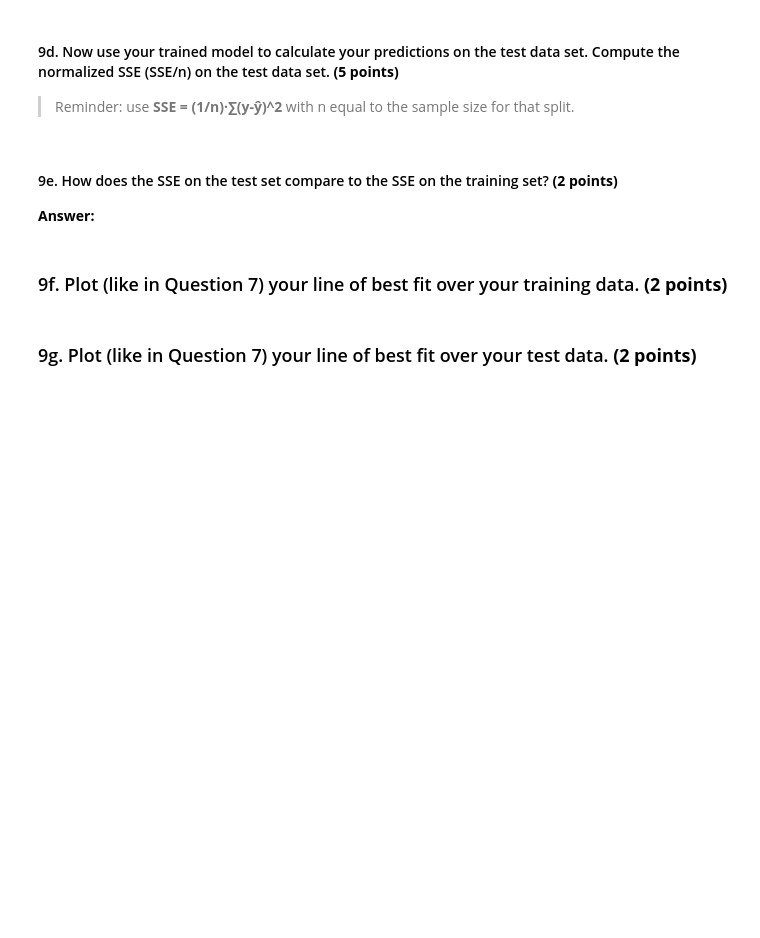
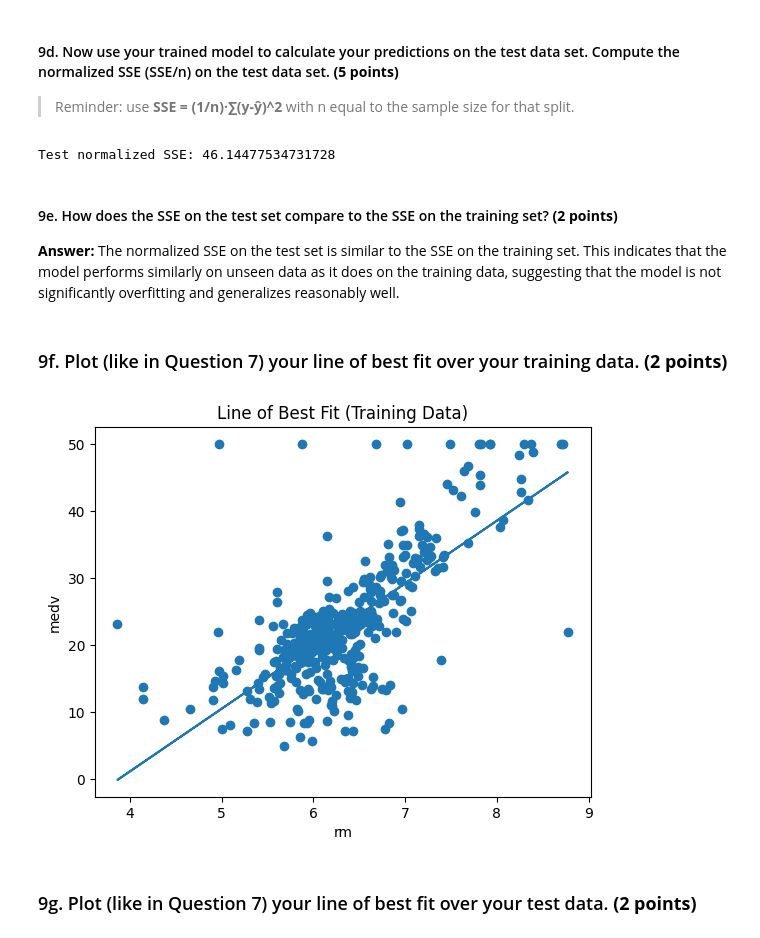
Before and after one commit to james-torgerson/DS_3025_project_2, a Jupyter notebook: project2_studentcopy.ipynb, the cells around one changed output. Drawn from its saved outputs; the diff is of its cells as text; code cells hidden in the pictures; blank space fills up the shorter version.

```diff
--- a/project2_studentcopy.ipynb
+++ b/project2_studentcopy.ipynb
@@ -396,6 +438,17 @@ Now, train a single linear regression model using a train/test split. Identify h
 # %%
 # Split into Training and Testing Sets (80% of the data should be in your training array and 20% of your data should be in your test array)
 from sklearn.model_selection import train_test_split
+
+# independent variable
+X = df[['rm']]   # keep as 2D
+
+# dependent variable
+y = df['medv']
+
+# 80% training, 20% test split
+X_train, X_test, y_train, y_test = train_test_split(
+    X, y, test_size=0.2, random_state=42
+)
 # %% [markdown]
 #### 9b. With your training data, train the model by minimizing the Sum of Squared Errors (normalized SSE (SSE/n)). You will have one coefficient for the intercept term $(\beta_0)$ and another for your chosen independent variable ($\beta_1$). **(10 points)**
 
@@ -404,3 +457,16 @@ from sklearn.model_selection import train_test_split
 # Train model by minimizing the (normalized) SSE.
 # Note: dividing SSE by n does NOT change the optimal coefficients (it only rescales the objective).
 # TODO: implement training below
+# Train model by minimizing the normalized SSE on the TRAIN split
+
+# add intercept column to training data
+X_train_matrix = np.column_stack((np.ones(len(X_train)), X_train))
+
+# compute OLS coefficients
+betas = np.linalg.inv(X_train_matrix.T @ X_train_matrix) @ X_train_matrix.T @ y_train
+
+beta_0 = betas[0]
+beta_1 = betas[1]
+
+print("beta_0:", beta_0)
+print("beta_1:", beta_1)
@@ -420,9 +496,19 @@ from sklearn.model_selection import train_test_split
 # Evaluate your trained model on the test data.
 # Compute the **normalized** SSE (SSE/n) on the TEST split.
 # TODO: compute sse_test below
+
+# test predictions
+y_hat_test = beta_0 + beta_1 * X_test['rm']
+
+# normalized SSE on test set
+sse_test = (1 / len(y_test)) * np.sum((y_test - y_hat_test) ** 2)
+
+print("Test normalized SSE:", sse_test)
+# %% [output]
+Test normalized SSE: 46.14477534731728
 # %% [markdown]
 #### 9e. How does the SSE on the test set compare to the SSE on the training set? **(2 points)**
 
-**Answer:**
+**Answer:** The normalized SSE on the test set is similar to the SSE on the training set. This indicates that the model performs similarly on unseen data as it does on the training data, suggesting that the model is not significantly overfitting and generalizes reasonably well.
 # %% [markdown]
 ### 9f. Plot (like in Question 7) your line of best fit over your training data. **(2 points)**
@@ -431,2 +515,20 @@ from sklearn.model_selection import train_test_split
+# %%
+# Plot here
+
+
+plt.scatter(X_train, y_train)
+
+# predicted line
+y_hat_train = beta_0 + beta_1 * X_train.flatten()
+
+plt.plot(X_train, y_hat_train)
+
+plt.xlabel("rm")
+plt.ylabel("medv")
+plt.title("Line of Best Fit (Training Data)")
+
+plt.show()
+# %% [output]
+[figure, added]
 # %% [markdown]
 ### 9g. Plot (like in Question 7) your line of best fit over your test data. **(2 points)**
```
Also changed, not shown: parts of 9 cells of this notebook.
